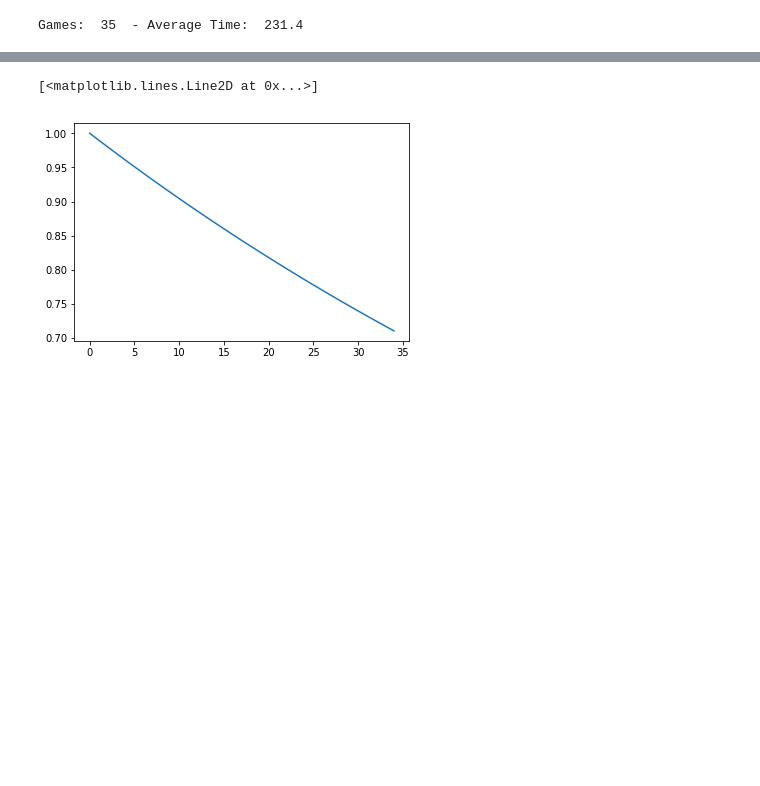
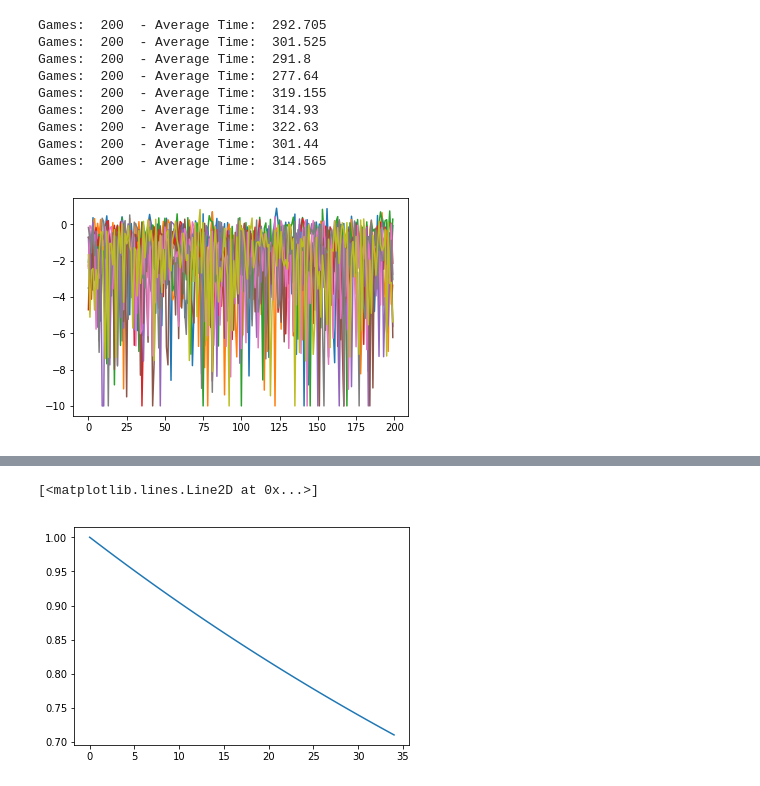
Before and after one commit to mattthelee/Marlo-Double-DQN, a Jupyter notebook: marloAnalysis.ipynb, the cells around one changed output, grey strips where cells are left out. Drawn from its saved outputs; the diff is of its cells as text; code cells hidden in the pictures; blank space fills up the shorter version.

```diff
--- a/marloAnalysis.ipynb
+++ b/marloAnalysis.ipynb
@@ -60,16 +61,39 @@ ax.set_yticklabels([str(i) for i in range(xLen+1)])
 # %%
 from matplotlib import pyplot as plt
 from numpy import genfromtxt
 import numpy as np
-file = 'Results_Alpha_0_01_Gamma_1_Decay_0_99.csv'
-my_data = genfromtxt(file, delimiter=',')
-y = [x[0] for x in my_data]
-time = [x[2] for x in my_data]
-epsilon = [x[-1] for x in my_data]
 
-print("Games: " , str(len(y)), " - Average Time: ", str(sum(time)/len(y)))
+file_list = [
+    "Results_Alpha_0_08_Gamma_0_8_Decay_0_99.csv",
+    "Results_Alpha_0_08_Gamma_1_Decay_0_99.csv",
+    "Results_Alpha_0_08_Gamma_0_5_Decay_0_99.csv",
+    "Results_Alpha_0_01_Gamma_1_Decay_0_99.csv",
+    "Results_Alpha_0_01_Gamma_0_8_Decay_0_99.csv",
+    "Results_Alpha_0_01_Gamma_0_5_Decay_0_99.csv",
+    "Results_Alpha_0_1_Gamma_1_Decay_0_99.csv",
+    "Results_Alpha_0_1_Gamma_0_8_Decay_0_99.csv",
+    "Results_Alpha_0_1_Gamma_0_5_Decay_0_99.csv"
+]
+for data in file_list:
+    file = data
+    my_data = genfromtxt(file, delimiter=',')
+    y = [x[0] for x in my_data]
+    time = [x[2] for x in my_data]
+    epsilon = [x[-1] for x in my_data]
+
+    print("Games: " , str(len(y)), " - Average Time: ", str(sum(time)/len(y)))
+    plt.plot(y) # Plot shown when learning with epsilon decay at 0.99
 # %% [output]
-Games:  35  - Average Time:  231.4
+Games:  200  - Average Time:  292.705
+Games:  200  - Average Time:  301.525
+Games:  200  - Average Time:  291.8
+Games:  200  - Average Time:  277.64
+Games:  200  - Average Time:  319.155
+Games:  200  - Average Time:  314.93
+Games:  200  - Average Time:  322.63
+Games:  200  - Average Time:  301.44
+Games:  200  - Average Time:  314.565
+[figure, added]
 # %%
 plt.plot(y) # Plot shown when learning with epsilon decay at 0.99
 # %% [output]
```
Also changed, not shown: parts of 4 cells of this notebook, 27 other files.
